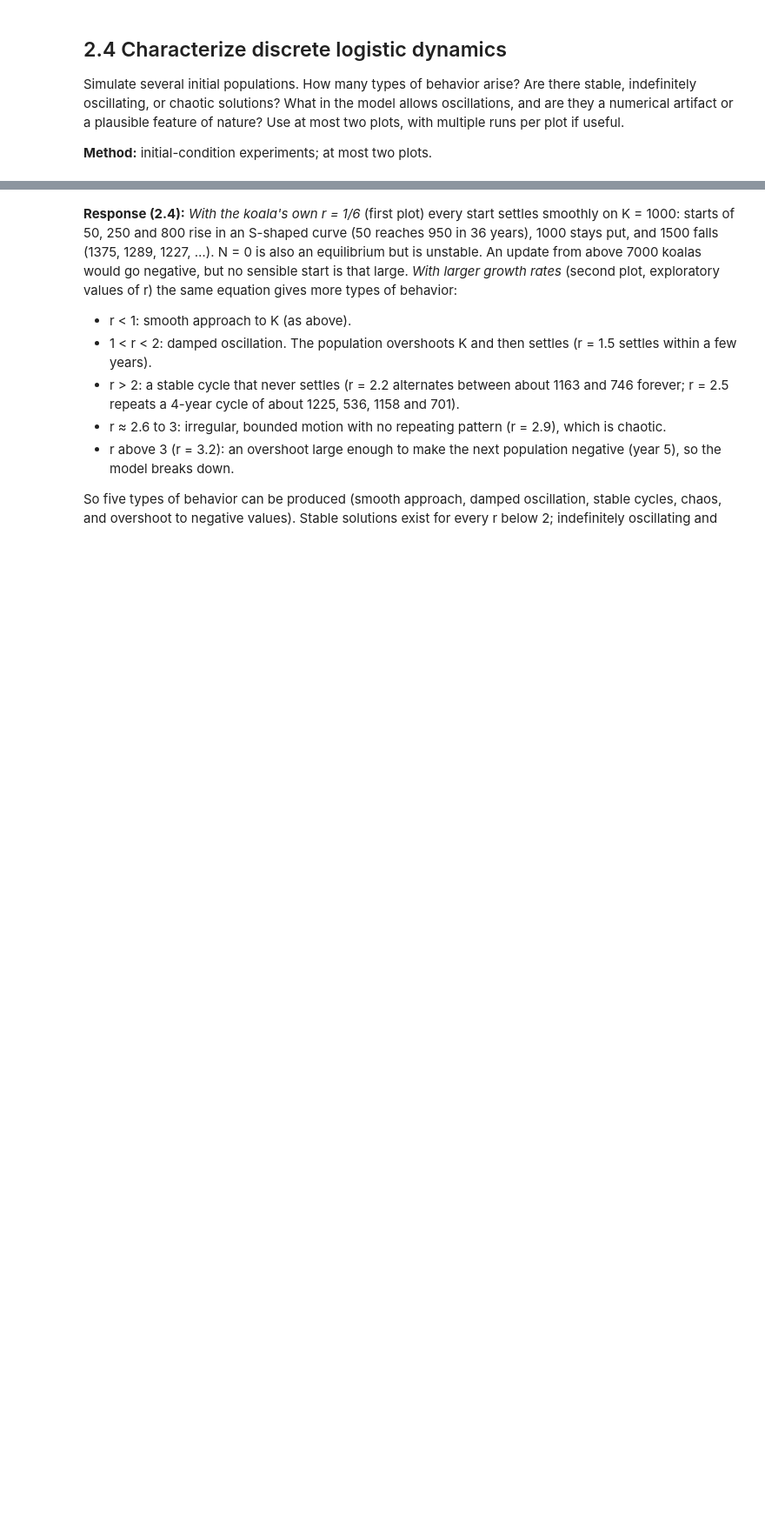
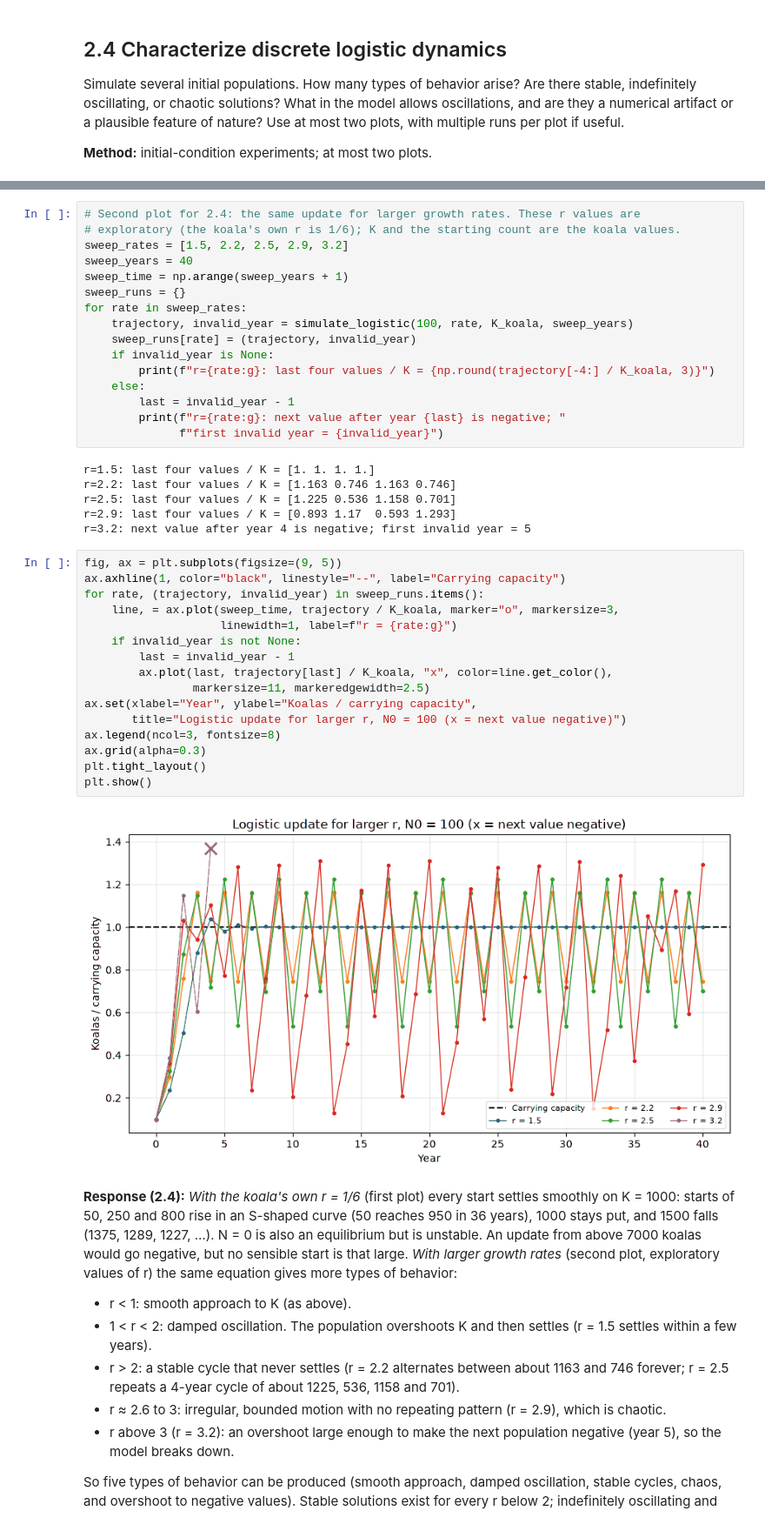
Before and after one commit to AaronScherf/ai-sandbox-master, a Jupyter notebook: ai-sandbox/academic-hub/academic_resources/env-science/labs/lab_4/lab_4_notebook.ipynb, the cells around one changed output, grey strips where cells are left out. Shown at 87% size. Saved outputs shown, nothing was run; the diff lists cells and outputs as text; blank space fills up the shorter version.

```diff
--- a/ai-sandbox/academic-hub/academic_resources/env-science/labs/lab_4/lab_4_notebook.ipynb
+++ b/ai-sandbox/academic-hub/academic_resources/env-science/labs/lab_4/lab_4_notebook.ipynb
@@ -239,3 +215,43 @@ r=3.2: next value after year 4 is negative; first invalid year = 5
+# %%
+# Second plot for 2.4: the same update for larger growth rates. These r values are
+# exploratory (the koala's own r is 1/6); K and the starting count are the koala values.
+sweep_rates = [1.5, 2.2, 2.5, 2.9, 3.2]
+sweep_years = 40
+sweep_time = np.arange(sweep_years + 1)
+sweep_runs = {}
+for rate in sweep_rates:
+    trajectory, invalid_year = simulate_logistic(100, rate, K_koala, sweep_years)
+    sweep_runs[rate] = (trajectory, invalid_year)
+    if invalid_year is None:
+        print(f"r={rate:g}: last four values / K = {np.round(trajectory[-4:] / K_koala, 3)}")
+    else:
+        last = invalid_year - 1
+        print(f"r={rate:g}: next value after year {last} is negative; "
+              f"first invalid year = {invalid_year}")
+# %% [output]
+r=1.5: last four values / K = [1. 1. 1. 1.]
+r=2.2: last four values / K = [1.163 0.746 1.163 0.746]
+r=2.5: last four values / K = [1.225 0.536 1.158 0.701]
+r=2.9: last four values / K = [0.893 1.17  0.593 1.293]
+r=3.2: next value after year 4 is negative; first invalid year = 5
+# %%
+fig, ax = plt.subplots(figsize=(9, 5))
+ax.axhline(1, color="black", linestyle="--", label="Carrying capacity")
+for rate, (trajectory, invalid_year) in sweep_runs.items():
+    line, = ax.plot(sweep_time, trajectory / K_koala, marker="o", markersize=3,
+                    linewidth=1, label=f"r = {rate:g}")
+    if invalid_year is not None:
+        last = invalid_year - 1
+        ax.plot(last, trajectory[last] / K_koala, "x", color=line.get_color(),
+                markersize=11, markeredgewidth=2.5)
+ax.set(xlabel="Year", ylabel="Koalas / carrying capacity",
+       title="Logistic update for larger r, N0 = 100 (x = next value negative)")
+ax.legend(ncol=3, fontsize=8)
+ax.grid(alpha=0.3)
+plt.tight_layout()
+plt.show()
+# %% [output]
+[figure, added]
 # %% [markdown]
 **Response (2.4):** *With the koala's own r = 1/6* (first plot) every start settles smoothly on K = 1000: starts of 50, 250 and 800 rise in an S-shaped curve (50 reaches 950 in 36 years), 1000 stays put, and 1500 falls (1375, 1289, 1227, …). N = 0 is also an equilibrium but is unstable. An update from above 7000 koalas would go negative, but no sensible start is that large. *With larger growth rates* (second plot, exploratory values of r) the same equation gives more types of behavior:
 - r < 1: smooth approach to K (as above).
```
Also changed, not shown: parts of 43 cells of this notebook.
